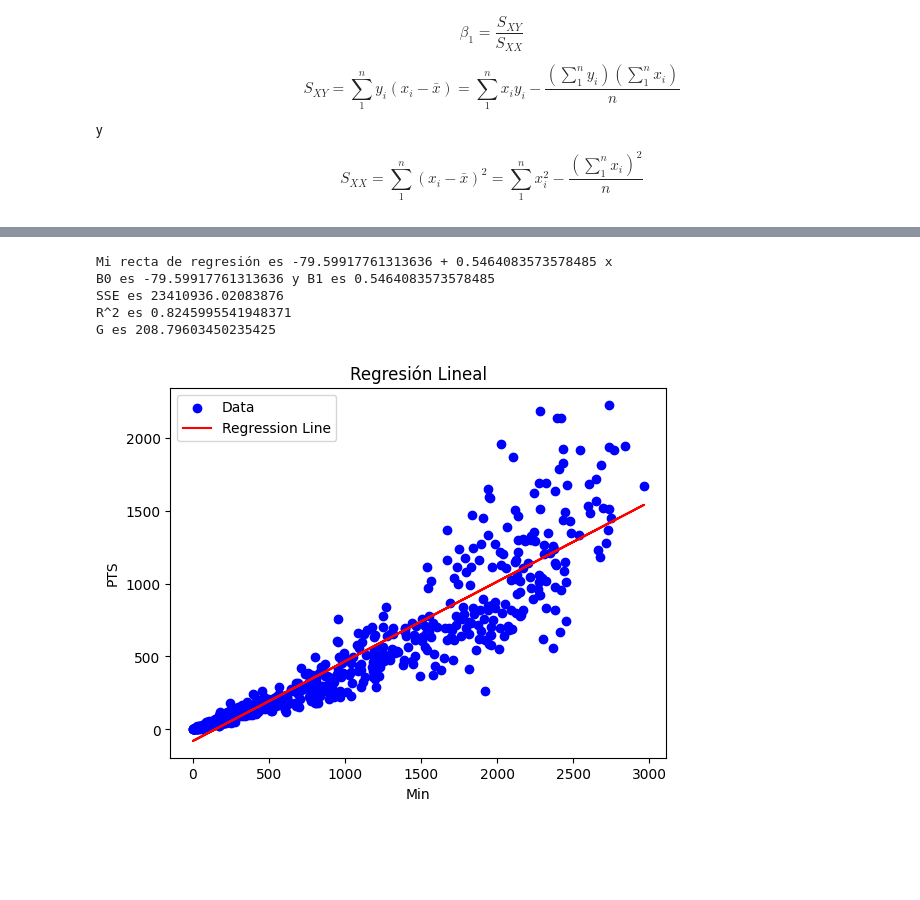
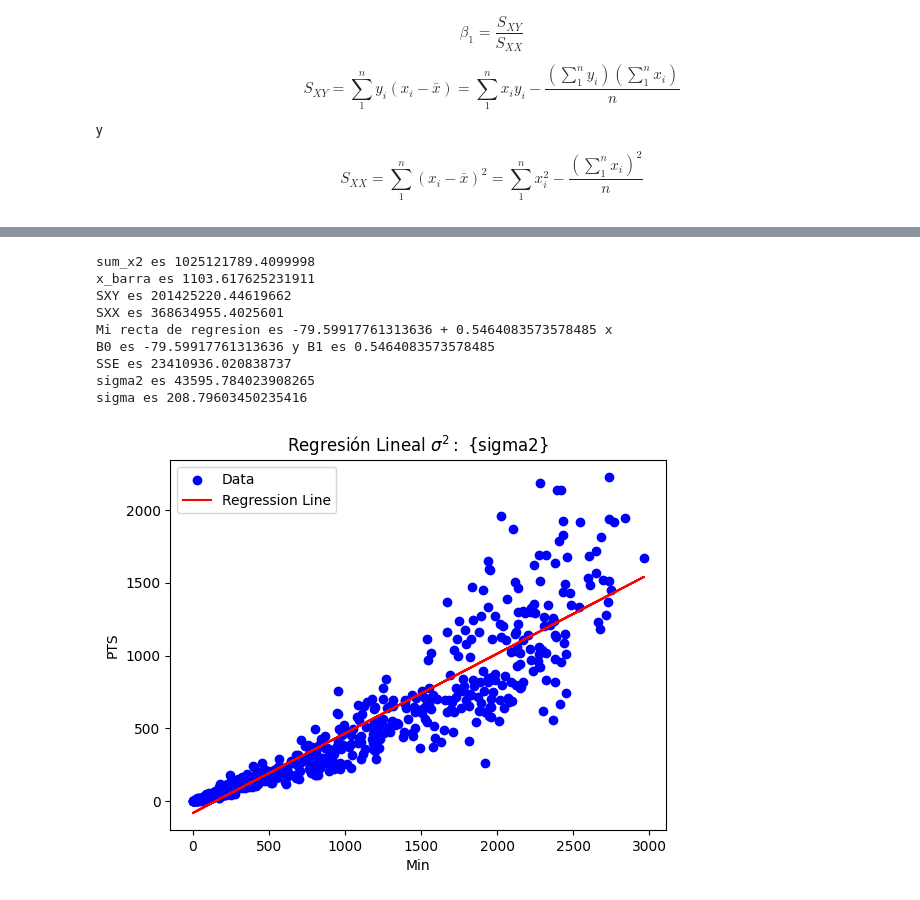
Before and after one commit to LauraCD2/23_nba, a Jupyter notebook: RegresionLineal.ipynb, the cells around one changed output, grey strips where cells are left out. Saved outputs shown, nothing was run; the diff lists cells and outputs as text; code cells hidden in the pictures; blank space fills up the shorter version.

```diff
--- a/RegresionLineal.ipynb
+++ b/RegresionLineal.ipynb
@@ -135,20 +120,15 @@ y_column = 'PTS'
 # %%
-# x Tasa fecundidad gral
-# y =Tasa Natalidad
-
 try:
   x = df[x_column].astype(float)
   y = df[y_column].astype(float)
 
-  # Call the regression function with your x and y data
-  B0, B1, y_estimados = regresion(x, y)
+  B0, B1, y_estimados, SSE, sigma2, sigma = reg3(x, y)
 
-  # Plot the data and the regression line (optional)
   plt.scatter(x, y, color='blue', label='Data')
   plt.plot(x, y_estimados, color='red', label='Regression Line')
   plt.xlabel(x_column)
   plt.ylabel(y_column)
-  plt.title('Regresión Lineal')
+  plt.title('Regresión Lineal $\sigma^2:$ {sigma2}')
   plt.legend()
   plt.show()
 
@@ -262,61 +236,66 @@ $$ \hat{\sigma}^2 = s^2 = \dfrac{SS_E}{n-2}. $$
 # %%
-def reg2(x, y):
+#@title Regresion completa
+def regresion(x, y, alpha):
   # algunos valores
   n = np.size(x)
   sum_xy = np.sum(x * y)
   sum_x = np.sum(x)
   sum_y = np.sum(y)
   sum_x2 = np.sum(x ** 2)
+  print('sum_x2 es', sum_x2)
   x_barra = np.sum(x) / n
+  print('x_barra es', x_barra)
   y_barra = np.sum(y) / n
   SXY = sum_xy - (sum_y * sum(x)) / (n)
   SXX = sum_x2 - (sum_x ** 2) / (n)
+  print('SXY es', SXY)
+  print('SXX es', SXX)
 
   # coeficientes y recta
   B1 = SXY / SXX
   B0 = y_barra - B1 * x_barra
   y_estimados = B0 + B1 * x  # grafica
+  print("Mi recta de regresion es", B0, '+', B1, 'x')
+  print('B0 es', B0, 'y B1 es', B1)
 
-  # Calcular SSE
-  SSE = np.sum((y - y_estimados) ** 2)
+  # Estimación sigma2
+  SSE = np.sum(y**2) - B0*np.sum(y) - B1*np.sum(x*y)
+  print('SSE es', SSE)
+  sigma2 = SSE/(n-2)
+  print('sigma2 es', sigma2)
+  sigma = np.sqrt(sigma2)
+  print('sigma es', sigma)
 
-  # Calcular R^2
-  SST = np.sum((y - y_barra) ** 2)
-  R2 = 1 - (SSE / SST)
 
-  # Calcular G
-  G = np.sqrt(SSE / (n - 2))
 
-  print('Mi recta de regresión es', B0, '+', B1, 'x')
-  print('B0 es', B0, 'y B1 es', B1)
-  print('SSE es', SSE)
-  print('R^2 es', R2)
-  print('G es', G)
-
-  return B0, B1, y_estimados, SSE, R2, G
+  return B0, B1, y_estimados, SSE, sigma2, sigma
 # %%
 try:
   x = df[x_column].astype(float)
   y = df[y_column].astype(float)
 
-  B0, B1, y_estimados, SSE, R2, G = reg2(x, y)
+  B0, B1, y_estimados, SSE, sigma2, sigma = regresion(x, y, 0.52)
 
   plt.scatter(x, y, color='blue', label='Data')
   plt.plot(x, y_estimados, color='red', label='Regression Line')
   plt.xlabel(x_column)
   plt.ylabel(y_column)
-  plt.title('Regresión Lineal')
+  plt.title('Regresión Lineal $\sigma^2:$ {sigma2}')
   plt.legend()
   plt.show()
 
 except KeyError as e:
   print(f"Error: Column not found in DataFrame: {e}")
 except Exception as e:
   print(f"Error processing data: {e}")
 # %% [output]
-Mi recta de regresión es -79.59917761313636 + 0.5464083573578485 x
+sum_x2 es 1025121789.4099998
+x_barra es 1103.617625231911
+SXY es 201425220.44619662
+SXX es 368634955.4025601
+Mi recta de regresion es -79.59917761313636 + 0.5464083573578485 x
 B0 es -79.59917761313636 y B1 es 0.5464083573578485
-SSE es 23410936.02083876
-R^2 es 0.8245995541948371
-G es 208.79603450235425
+SSE es 23410936.020838737
+sigma2 es 43595.784023908265
+sigma es 208.79603450235416
-[figure, old version]
+[figure, new version]
```
Also changed, not shown: parts of 18 cells of this notebook.
